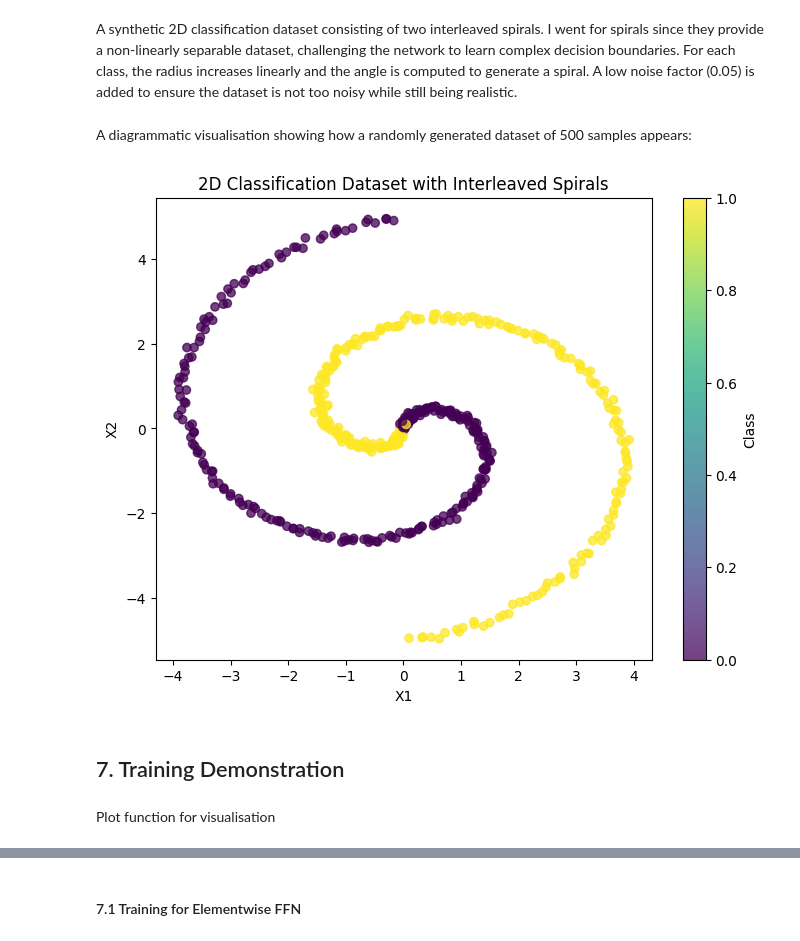
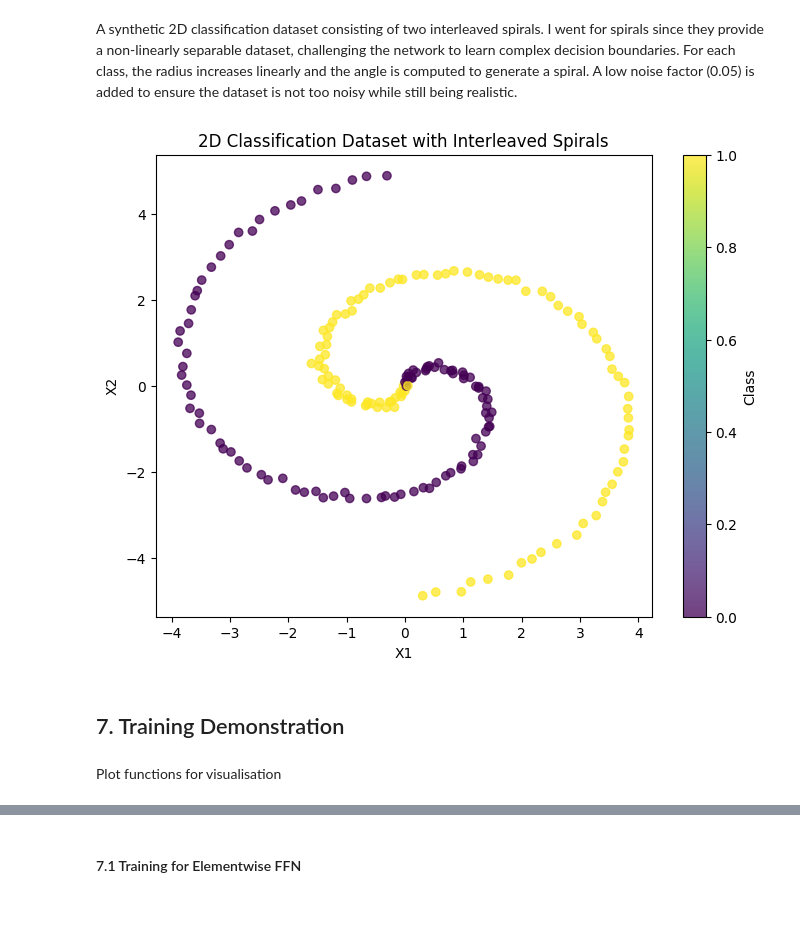
Before and after one commit to NomadicSasquatch/Feedforward-Neural-Network, a Jupyter notebook: feedforward_nn_scratch.ipynb, the cells around one changed output, grey strips where cells are left out. Saved outputs shown, nothing was run; the diff lists cells and outputs as text; code cells hidden in the pictures; blank space fills up the shorter version.

```diff
--- a/feedforward_nn_scratch.ipynb
+++ b/feedforward_nn_scratch.ipynb
@@ -519,55 +533,41 @@ def make_classification_data(n_samples=200, seed=42):
     n_class0 = n_samples // 2
     n_class1 = n_samples - n_class0
 
     X = []
     y = []
 
-    # Generate points for class 0 spiral
     for i in range(n_class0):
-        r = 5.0 * (i / n_class0)               # radius grows with i
-        theta = 1.0 * (i / n_class0) * 2 * np.pi  # fewer turns (changed from 1.75)
-        # Reduced noise multiplier from 0.2 to 0.05
+        r = 5.0 * (i / n_class0)
+        theta = 1.0 * (i / n_class0) * 2 * np.pi
         x_coord = r * np.sin(theta) + np.random.randn() * 0.05
         y_coord = r * np.cos(theta) + np.random.randn() * 0.05
 
         X.append([x_coord, y_coord])
         y.append(0)
 
-    # Generate points for class 1 spiral
     for i in range(n_class1):
         r = 5.0 * (i / n_class1)
-        # Shift the angle by pi to interleave the spirals
         theta = 1.0 * (i / n_class1) * 2 * np.pi + np.pi
         x_coord = r * np.sin(theta) + np.random.randn() * 0.05
         y_coord = r * np.cos(theta) + np.random.randn() * 0.05
 
         X.append([x_coord, y_coord])
         y.append(1)
 
     X = np.array(X)
     y = np.array(y)
 
-    # Shuffle the data
     perm = np.random.permutation(n_samples)
     X = X[perm]
     y = y[perm]
 
     return X, y
+
+X, y = make_classification_data()
+visualise_data(X, y, "Interleaved Spirals")
+# %% [output]
+[figure, added]
-# %% [markdown]
-A diagrammatic visualisation showing how a randomly generated dataset of 500 samples appears:
-# %%
-X, y = make_classification_data(n_samples=500)
-
-plt.figure(figsize=(8, 6))
-plt.scatter(X[:, 0], X[:, 1], c=y, cmap='viridis', alpha=0.75)
-plt.title("2D Classification Dataset with Interleaved Spirals")
-plt.xlabel("X1")
-plt.ylabel("X2")
-plt.colorbar(label="Class")
-plt.show()
-# %% [output]
-[figure, removed]
 # %% [markdown]
 ## 7. Training Demonstration
 # %% [markdown]
-Plot function for visualisation
+Plot functions for visualisation
```
Also changed, not shown: parts of 93 cells of this notebook, 2 other files.
